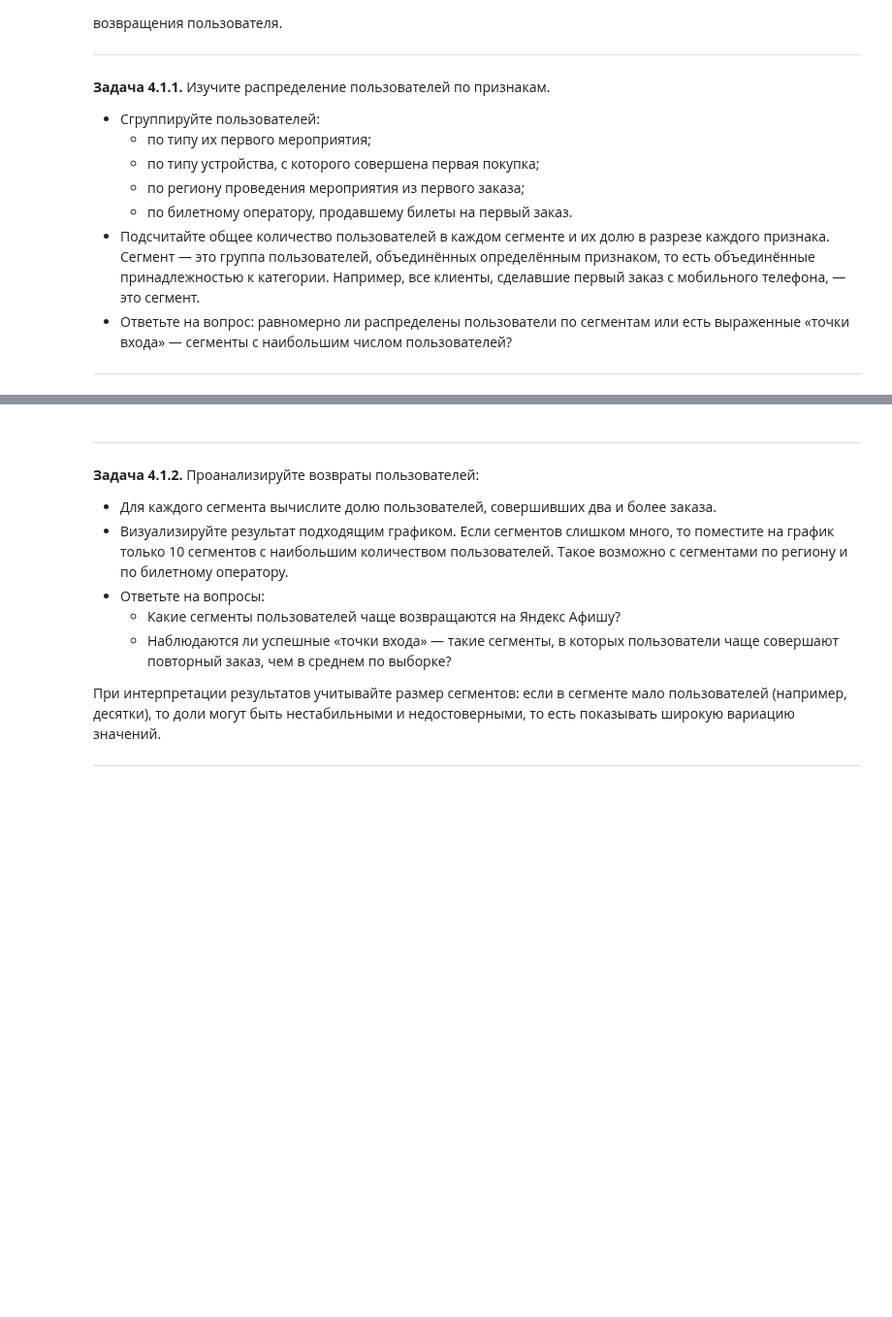
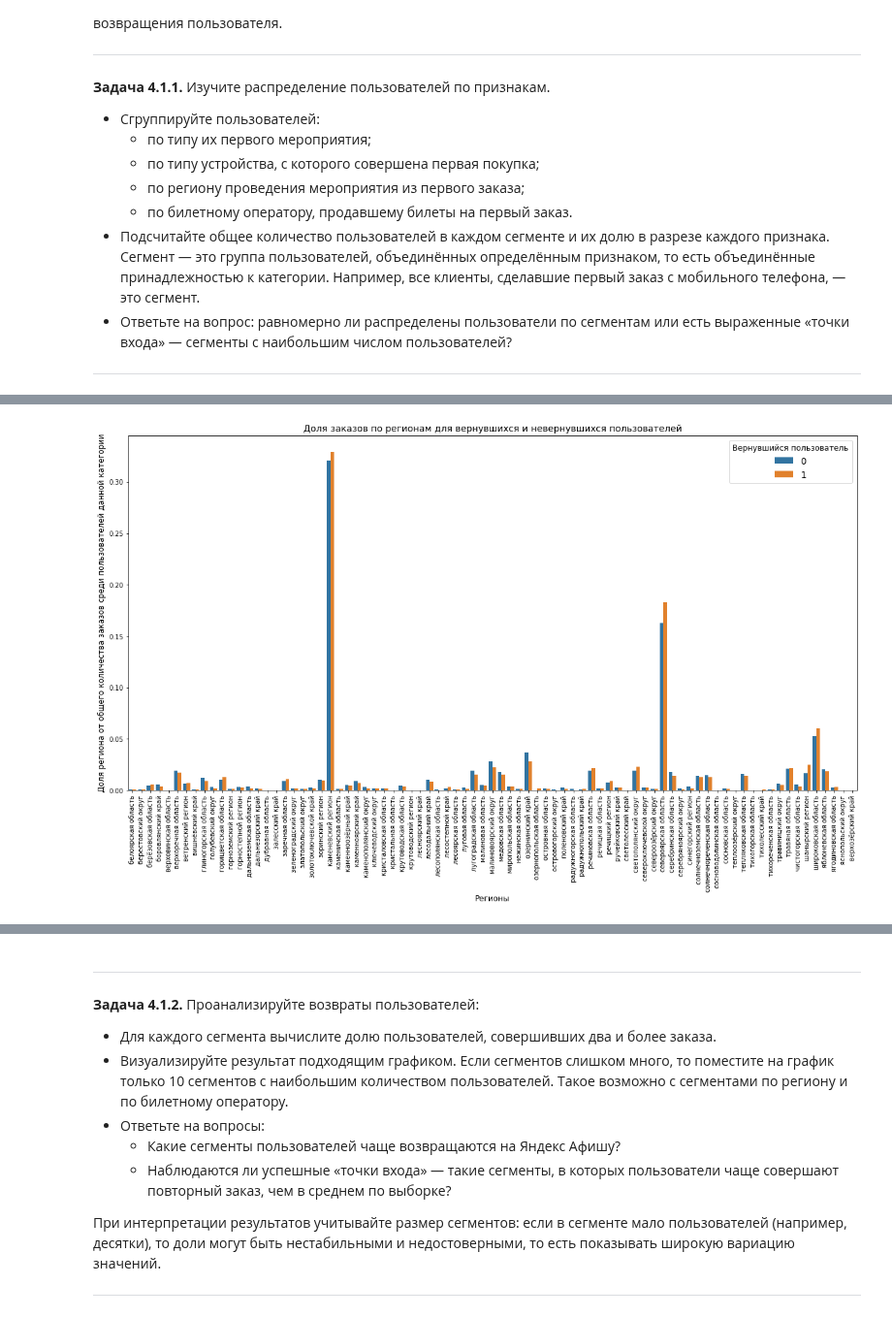
Before and after one commit to blbl-blbl/yandex_practicum_Data_Science_Course, a Jupyter notebook: Module_2_Python_Preprocessing/Final_project_of_2_module.ipynb, the cells around one changed output, grey strips where cells are left out. Shown at 97% size. Drawn from its saved outputs; the diff is of its cells as text; code cells hidden in the pictures; blank space fills up the shorter version.

```diff
--- a/Module_2_Python_Preprocessing/Final_project_of_2_module.ipynb
+++ b/Module_2_Python_Preprocessing/Final_project_of_2_module.ipynb
@@ -641,0 +641,28 @@ for i in device_df['is_return'].unique():
+# %%
+region_df = user_df.groupby(['is_return', 'region_name']).agg(
+    region_count=('user_id', 'count')
+).reset_index()
+
+unreturn_total = region_df[region_df['is_return']==0]['region_count'].sum()
+return_total = region_df[region_df['is_return']==1]['region_count'].sum()
+
+region_df['region_share'] = region_df.apply(region_share, axis=1)
+
+plt.figure(figsize=(20, 10))
+
+sns.barplot(data=region_df, x="region_name", y="region_share", hue="is_return")
+
+plt.title('Доля заказов по регионам для вернувшихся и невернувшихся пользователей', fontsize=14)
+plt.xlabel('Регионы', fontsize=12)
+plt.ylabel('Доля региона от общего количества заказов среди пользователей данной категории', fontsize=12)
+plt.xticks(rotation=90)
+plt.legend(
+    title='Вернувшийся пользователь',
+    loc='upper right',
+    fontsize=14,
+    title_fontsize=12,
+    frameon=True,
+)
+plt.show()
+# %% [output]
+[figure, added]
```
Also changed, not shown: parts of 15 cells of this notebook.
